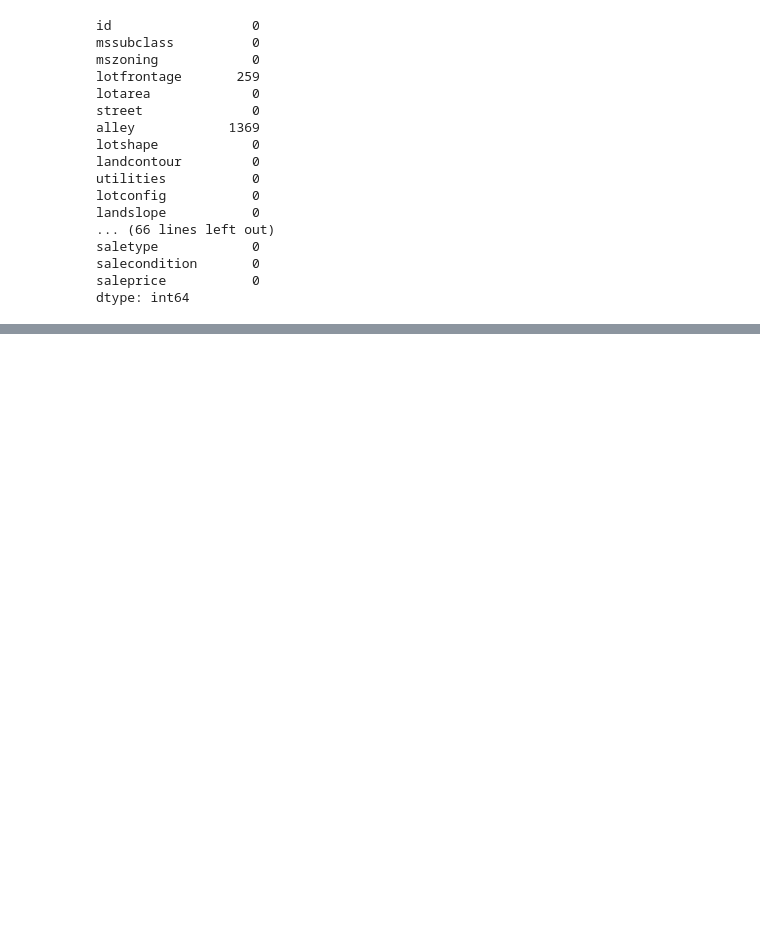
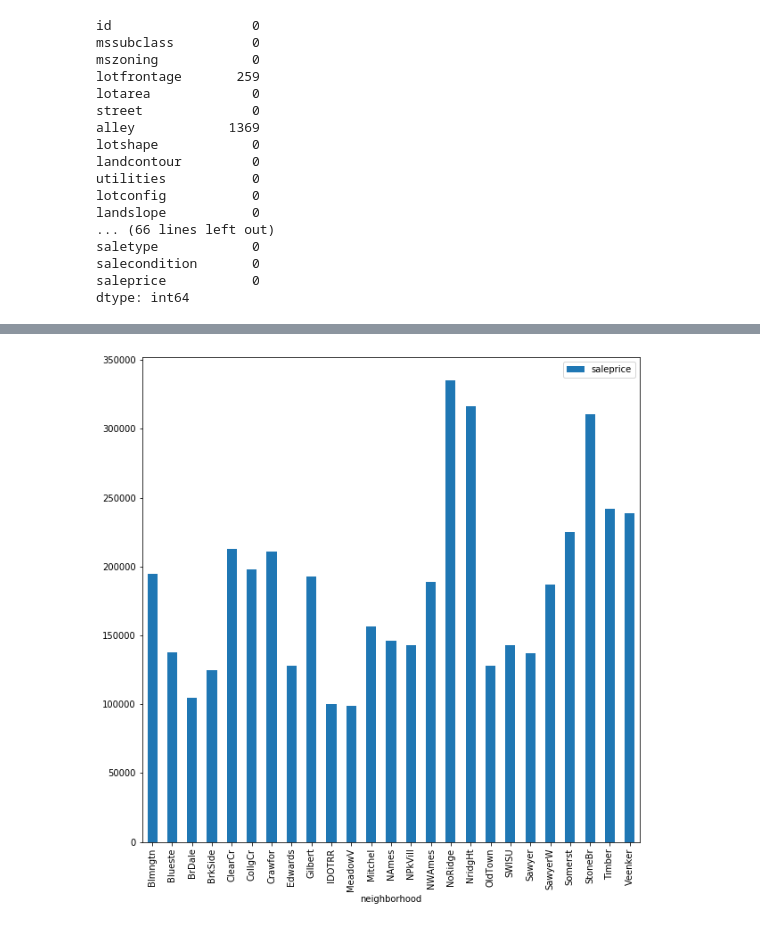
Before and after one commit to lizvqz/HousePrices, a Jupyter notebook: HousePrices.ipynb, the cells around one changed output, grey strips where cells are left out. Drawn from its saved outputs; the diff is of its cells as text; code cells hidden in the pictures; blank space fills up the shorter version.

Commit message:
feat: Add barplot of sale price be neighborhood

```diff
--- a/HousePrices.ipynb
+++ b/HousePrices.ipynb
@@ -173,3 +173,6 @@ saletype            0
 salecondition       0
 saleprice           0
 dtype: int64
+# %%
+neighborhood_mean_saleprice = df.groupby('neighborhood')[['saleprice']].mean()
+neighborhood_mean_saleprice
@@ -175,0 +198,4 @@ dtype: int64
+# %%
+neighborhood_mean_saleprice.plot(kind='bar', figsize=(10,10));
+# %% [output]
+[figure, added]
```
Also changed, not shown: parts of 1 cell of this notebook.
